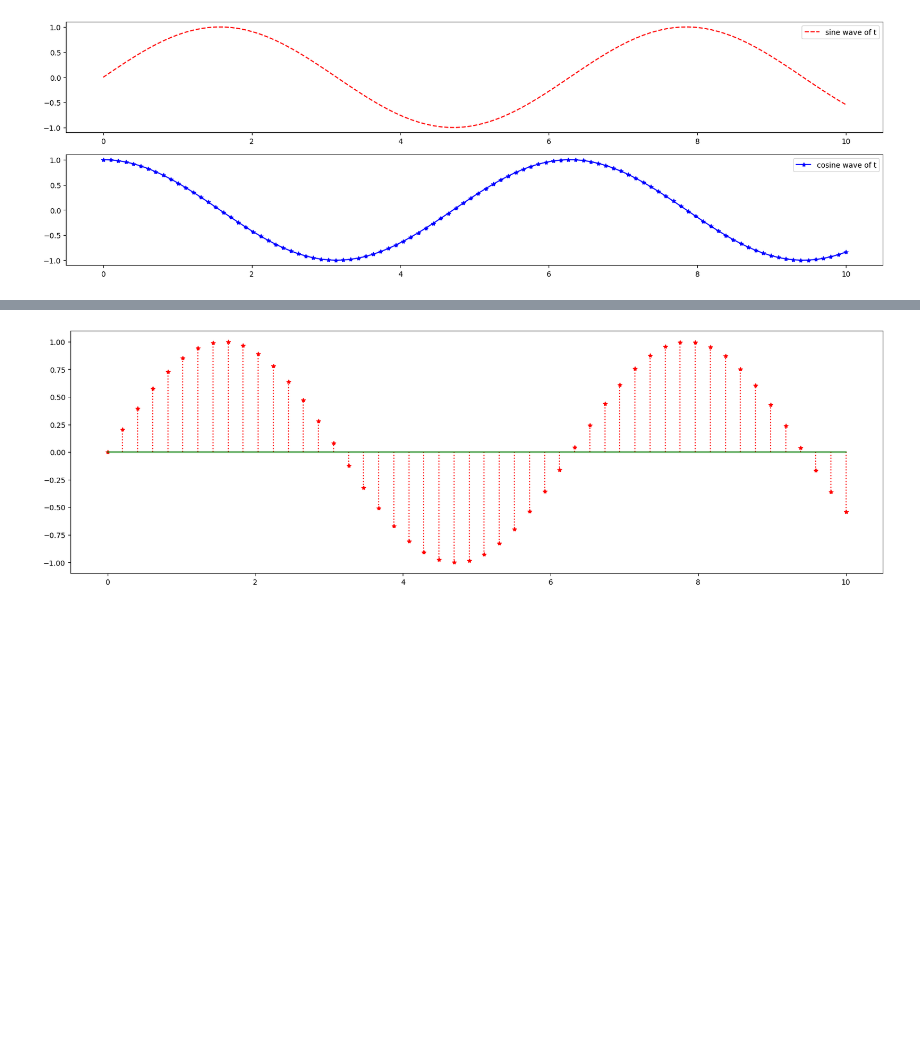
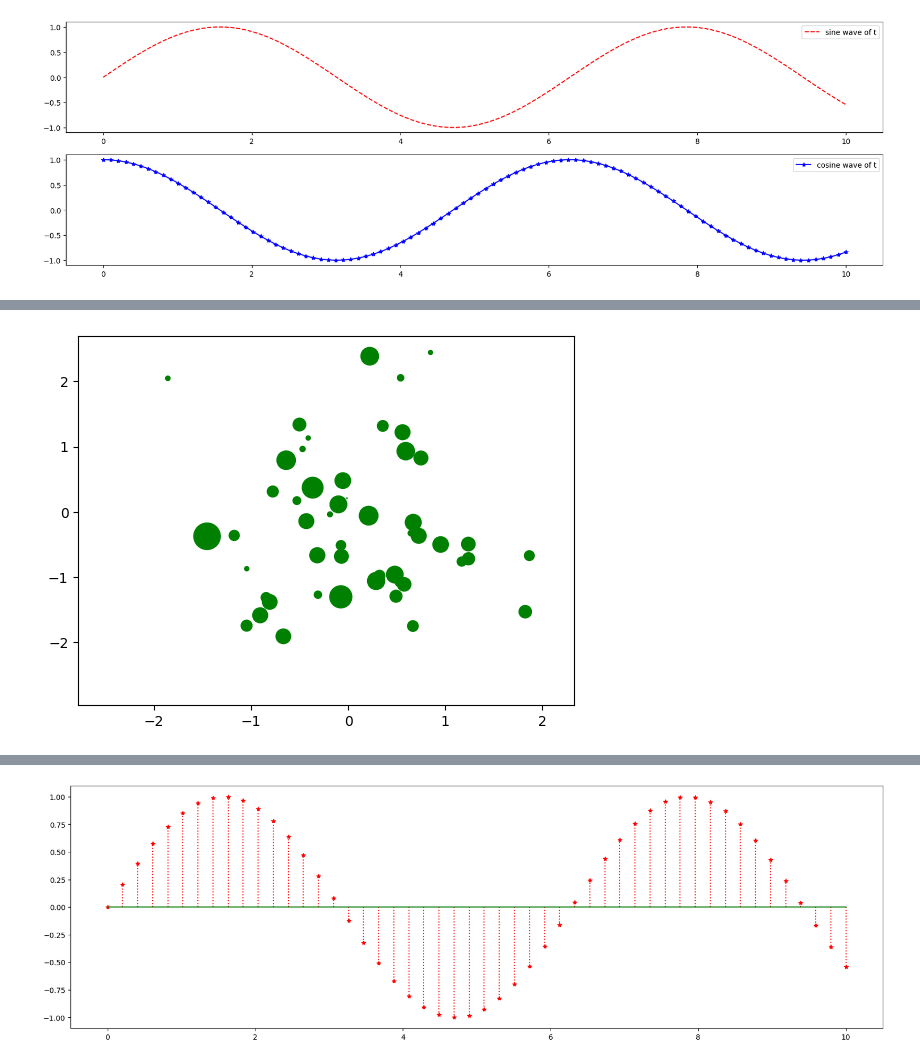
Before and after one commit to vikashchauhan19/vikashchauhan, a Jupyter notebook: data_analysis/visualization.ipynb, the cells around one changed output, grey strips where cells are left out. Saved outputs shown, nothing was run; the diff lists cells and outputs as text; code cells hidden in the pictures; blank space fills up the shorter version.

```diff
--- a/data_analysis/visualization.ipynb
+++ b/data_analysis/visualization.ipynb
@@ -45,0 +79,8 @@ plt.show()
+# %%
+x = np.random.randn(100)
+y = np.random.randn(100)
+size = np.random.randn(100)*100
+plt.scatter(x, y, marker='o', color='green', s=size)
+plt.show()
+# %% [output]
+[figure, added]
```
Also changed, not shown: parts of 9 cells of this notebook, 6 other files.
